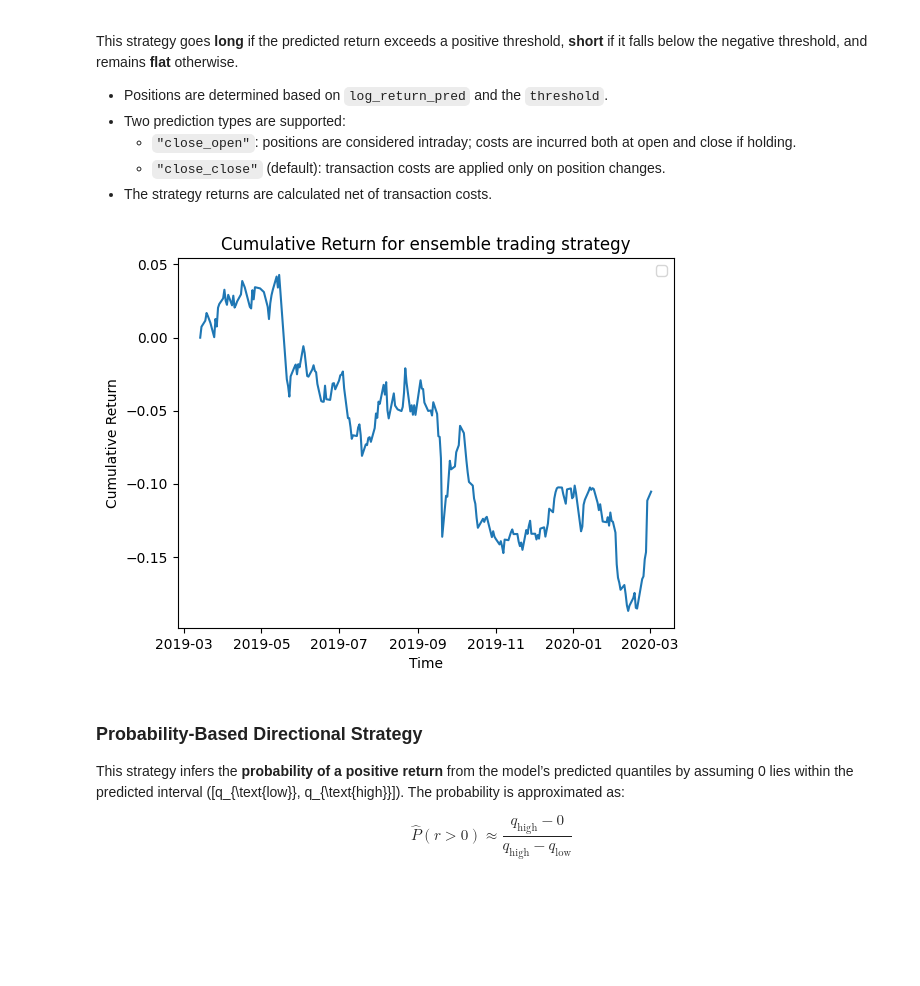
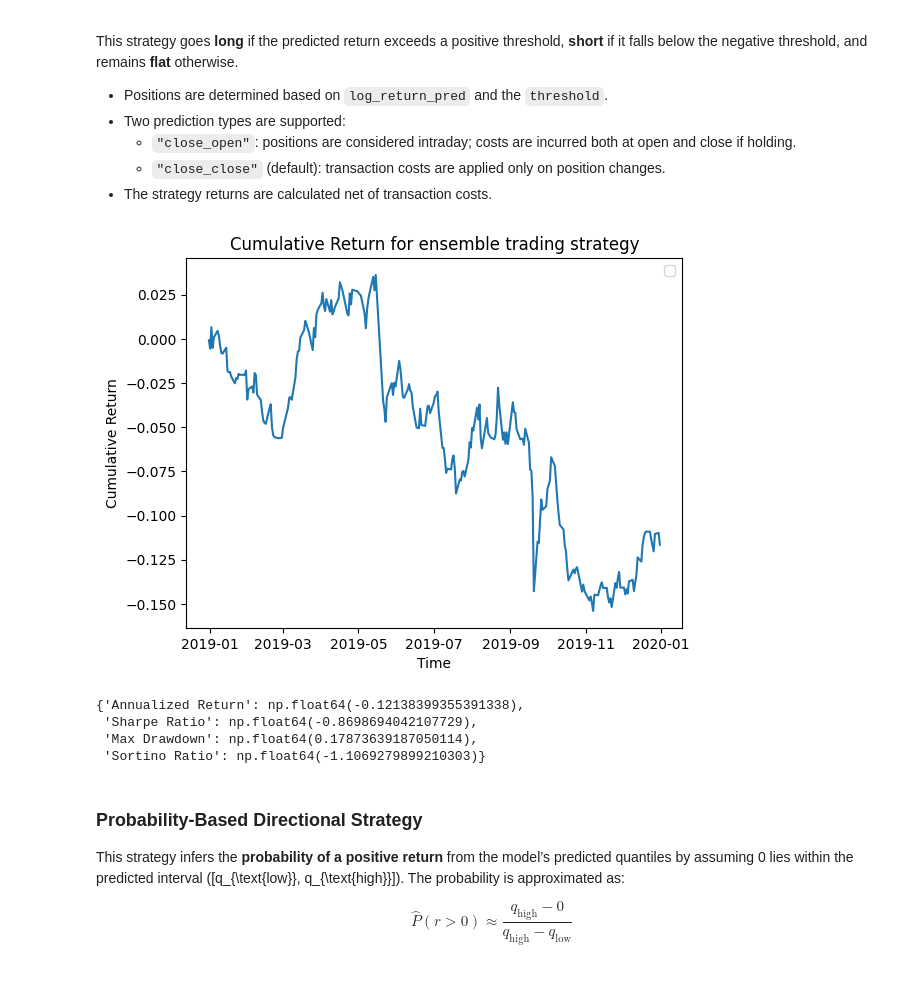
Before and after one commit to ClaudiooBarbieri/econometric-insurance, a Jupyter notebook: econometric/GROUP4/GARCHINMEAN.ipynb, the cells around one changed output. Saved outputs shown, nothing was run; the diff lists cells and outputs as text; code cells hidden in the pictures; blank space fills up the shorter version.

```diff
--- a/econometric/GROUP4/GARCHINMEAN.ipynb
+++ b/econometric/GROUP4/GARCHINMEAN.ipynb
@@ -21,8 +21,8 @@ nifty_data = read_data(query="NIFTY 50", use_hdf=True)
 
 # Remove timezone info and filter date range
 nifty_data.index = nifty_data.index.tz_localize(None)
-data_start_date = pd.Timestamp("2019-01-02")
-data_end_date = pd.Timestamp("2020-03-03")
+data_start_date = pd.Timestamp("2018-10-13")
+data_end_date = pd.Timestamp("2020-01-01")
 filtered_stock_data = nifty_data.loc[data_start_date:data_end_date]["close"]
 
 # --- Compute raw log returns ---
@@ -600,3 +600,35 @@ Coverage Analysis:
+# %%
+# Metrics to evaluate the strategy
+def strategy_metrics(returns, periods_per_year=252, risk_free_rate=0.0):
+
+    r = np.asarray(returns)
+    T = len(r)
+
+    # Annualized Return
+    cum_growth = np.prod(1 + r)
+    ann_return = cum_growth**(periods_per_year / T) - 1
+
+    # Annualized Sharpe Ratio
+    excess = r - risk_free_rate
+    sharpe = (np.mean(excess) / np.std(excess, ddof=1)) * np.sqrt(periods_per_year)
+
+    # Maximum Drawdown
+    wealth_index = np.cumprod(1 + r)
+    peak = np.maximum.accumulate(wealth_index)
+    drawdowns = (peak - wealth_index) / peak
+    max_dd = np.max(drawdowns)
+
+    # Sortino Ratio
+    negative_returns = r[r < 0]
+    downside_std = np.std(negative_returns, ddof=1) if negative_returns.size > 0 else np.nan
+    sortino = (np.mean(excess) / downside_std) * np.sqrt(periods_per_year)
+
+    return {
+        'Annualized Return': ann_return,
+        'Sharpe Ratio': sharpe,
+        'Max Drawdown': max_dd,
+        'Sortino Ratio': sortino
+    }
 # %% [markdown]
 ### Generic Threshold-Based Trading Strategy
 
@@ -631,34 +663,42 @@ def trading_strategy(log_return_pred, log_return_true, type_pred="close_close",
 
       pos_change = np.diff(positions, prepend=0)
       costs = np.abs(pos_change).astype(float) * transaction_cost
 
 
     strategy_return = (positions * log_return_true) - costs
     cumulative_return = np.cumsum(strategy_return)
 
     return pd.DataFrame({
         'Position': positions,
         'Strategy Return': strategy_return,
         'Cumulative Return': cumulative_return,
         'Costs': costs
     })
 
 # Automatically select all columns starting with "return_q"
 quantile_cols = [col for col in results.columns if col.startswith('return_q')]
 
 # Compute the ensemble signal
 ensemble_pred = results[quantile_cols].mean(axis=1)
 
 outcome = trading_strategy(ensemble_pred, daily_returns[50:], type_pred="close_close", transaction_cost=0.0005, threshold=0.0001)
 plt.plot(outcome['Cumulative Return'])
 
 plt.legend(loc='best')
 plt.title("Cumulative Return for ensemble trading strategy")
 plt.xlabel("Time")
 plt.ylabel("Cumulative Return")
 plt.show()
+
+risk_free_rate=0.0
+
+strategy_metrics(outcome['Strategy Return'], periods_per_year=252, risk_free_rate=risk_free_rate)
 # %% [output]
-[figure, old version]
+[figure, new version]
+{'Annualized Return': np.float64(-0.12138399355391338),
+ 'Sharpe Ratio': np.float64(-0.8698694042107729),
+ 'Max Drawdown': np.float64(0.17873639187050114),
+ 'Sortino Ratio': np.float64(-1.1069279899210303)}
 # %% [markdown]
 ### Probability-Based Directional Strategy
 
```
Also changed, not shown: parts of 6 cells of this notebook, 1 other file.
